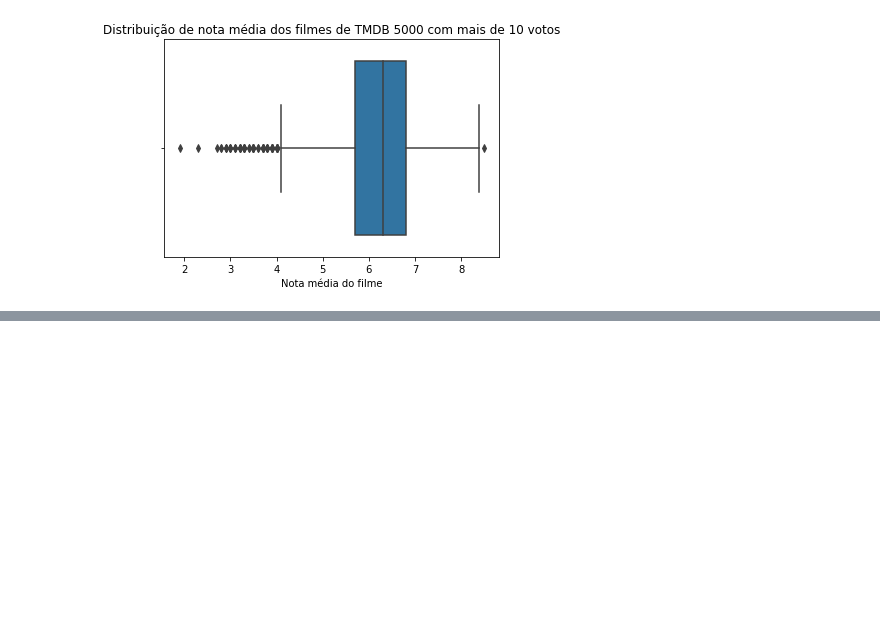
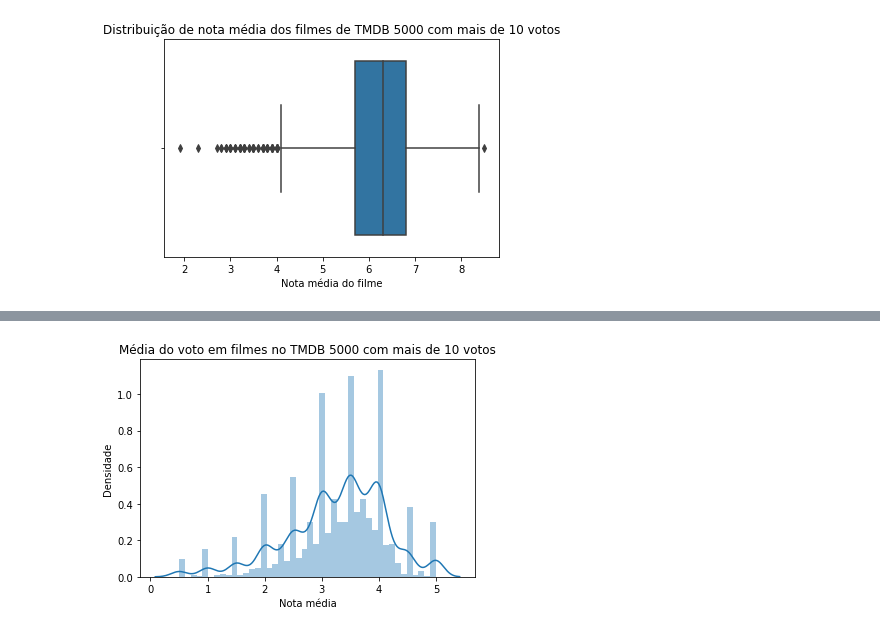
Before and after one commit to heber-augusto/course-stats-with-python, a Jupyter notebook: statistics-tests/data_science_intro_to_tests.ipynb, the cells around one changed output, grey strips where cells are left out. Saved outputs shown, nothing was run; the diff lists cells and outputs as text; code cells hidden in the pictures; blank space fills up the shorter version.

```diff
--- a/statistics-tests/data_science_intro_to_tests.ipynb
+++ b/statistics-tests/data_science_intro_to_tests.ipynb
@@ -128,0 +131,3 @@ _ = ax.set(xlabel="Nota média do filme")
+# %%
+notas = pd.read_csv('ratings.csv')
+notas.head()
@@ -128,0 +143,3 @@ _ = ax.set(xlabel="Nota média do filme")
+# %%
+nota_media_por_filme = notas.groupby("movieId").mean()["rating"]
+nota_media_por_filme.head()
@@ -128,0 +154,6 @@ _ = ax.set(xlabel="Nota média do filme")
+# %%
+ax = sns.distplot(nota_media_por_filme.values)
+ax.set(xlabel="Nota média", ylabel="Densidade")
+_ = ax.set_title("Média do voto em filmes no TMDB 5000 com mais de 10 votos")
+# %% [output]
+[figure, added]
```
Also changed, not shown: parts of 5 cells of this notebook.
